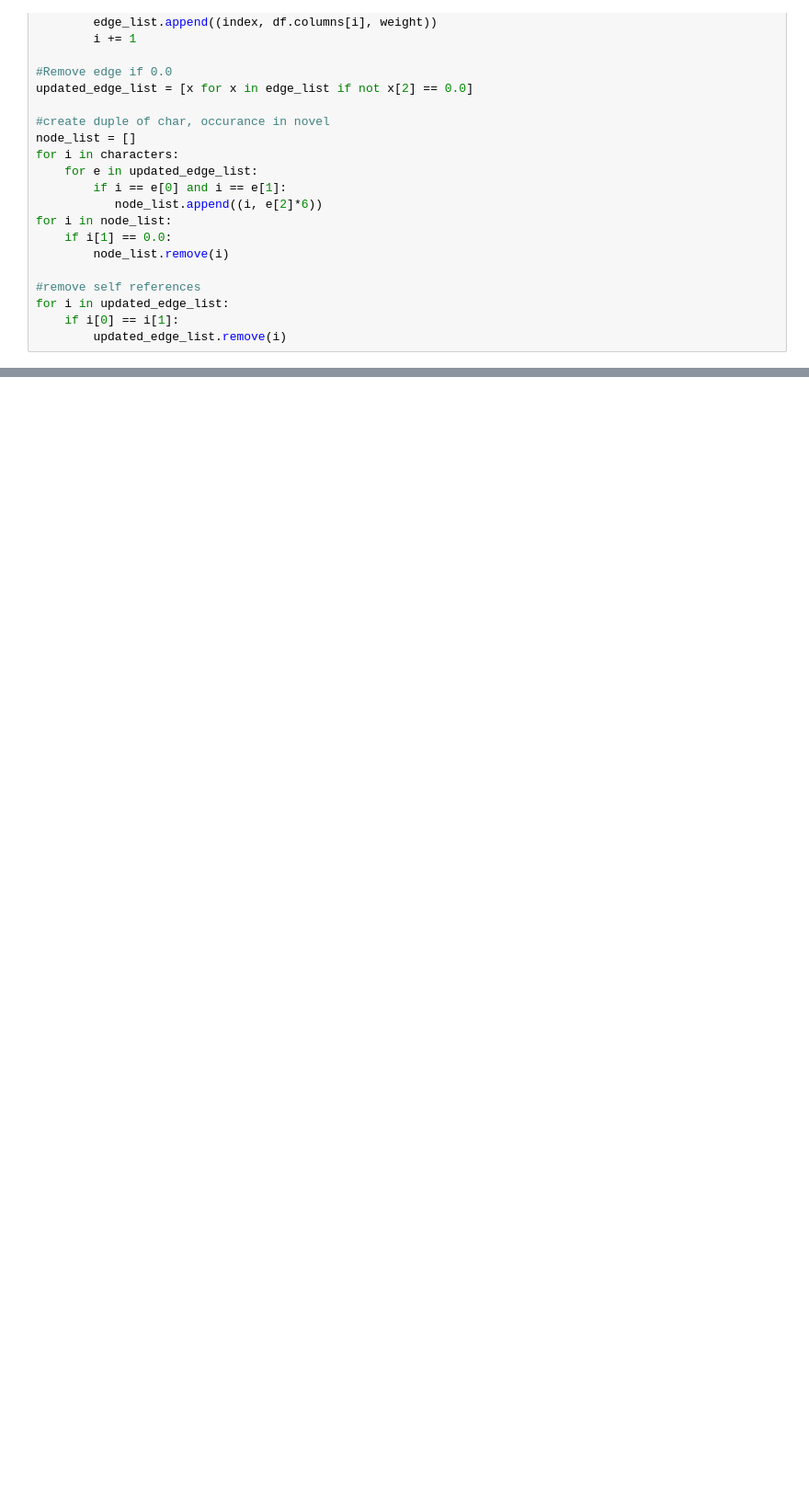
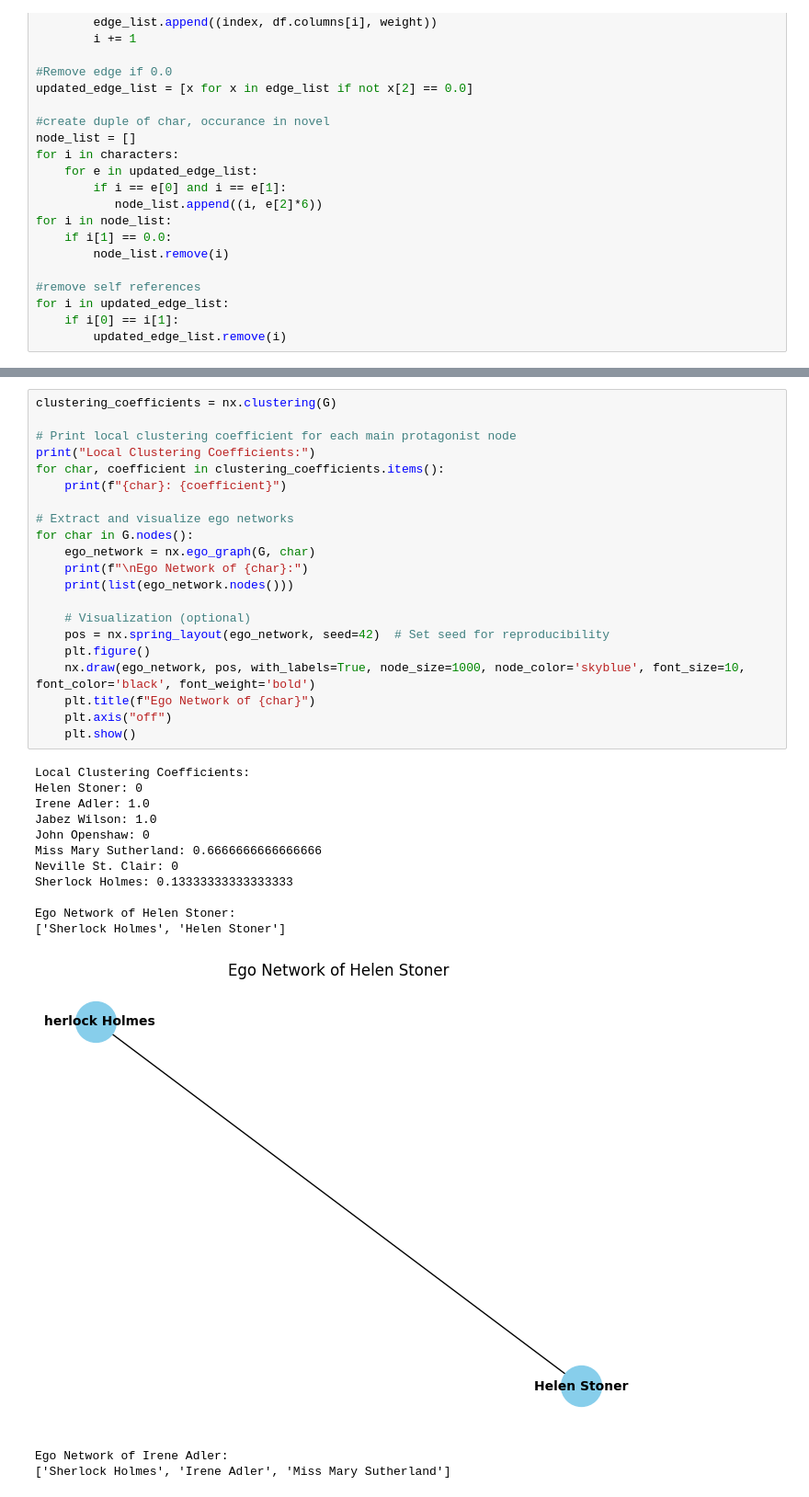
Before and after one commit to ChakraShreya/networkx, a Jupyter notebook: 3.ipynb, the cells around one changed output, grey strips where cells are left out. Shown at 92% size. Saved outputs shown, nothing was run; the diff lists cells and outputs as text; blank space fills up the shorter version.

```diff
--- a/3.ipynb
+++ b/3.ipynb
@@ -137,0 +206,36 @@ nx.draw_networkx(G, pos, with_labels=True, font_size = 8, font_weight = 'bold',
+# %%
+clustering_coefficients = nx.clustering(G)
+
+# Print local clustering coefficient for each main protagonist node
+print("Local Clustering Coefficients:")
+for char, coefficient in clustering_coefficients.items():
+    print(f"{char}: {coefficient}")
+
+# Extract and visualize ego networks
+for char in G.nodes():
+    ego_network = nx.ego_graph(G, char)
+    print(f"\nEgo Network of {char}:")
+    print(list(ego_network.nodes()))
+
+    # Visualization (optional)
+    pos = nx.spring_layout(ego_network, seed=42)  # Set seed for reproducibility
+    plt.figure()
+    nx.draw(ego_network, pos, with_labels=True, node_size=1000, node_color='skyblue', font_size=10, font_color='black', font_weight='bold')
+    plt.title(f"Ego Network of {char}")
+    plt.axis("off")
+    plt.show()
+# %% [output]
+Local Clustering Coefficients:
+Helen Stoner: 0
+Irene Adler: 1.0
+Jabez Wilson: 1.0
+John Openshaw: 0
+Miss Mary Sutherland: 0.6666666666666666
+Neville St. Clair: 0
+Sherlock Holmes: 0.13333333333333333
+
+Ego Network of Helen Stoner:
+['Sherlock Holmes', 'Helen Stoner']
+[figure, added]
+Ego Network of Irene Adler:
+['Sherlock Holmes', 'Irene Adler', 'Miss Mary Sutherland']
```
Also changed, not shown: parts of 21 cells of this notebook.
